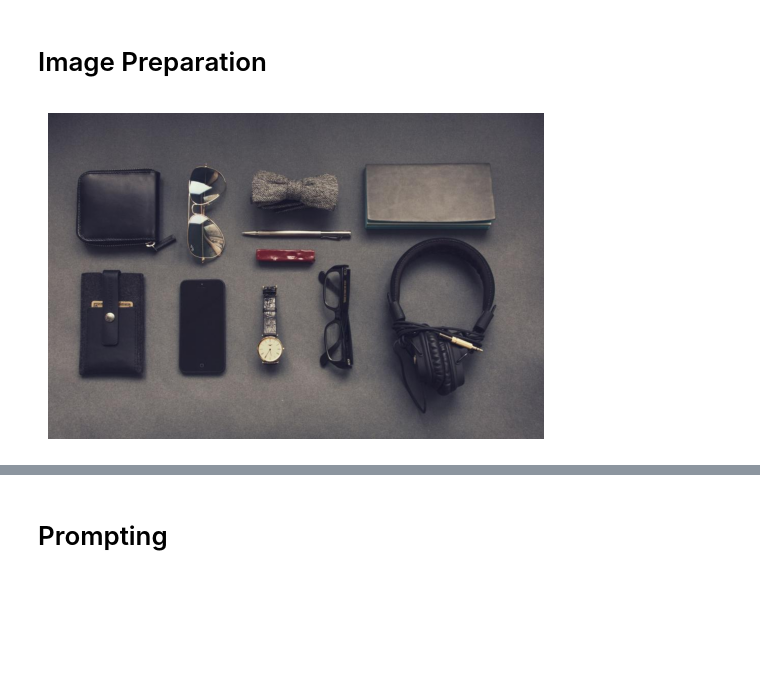
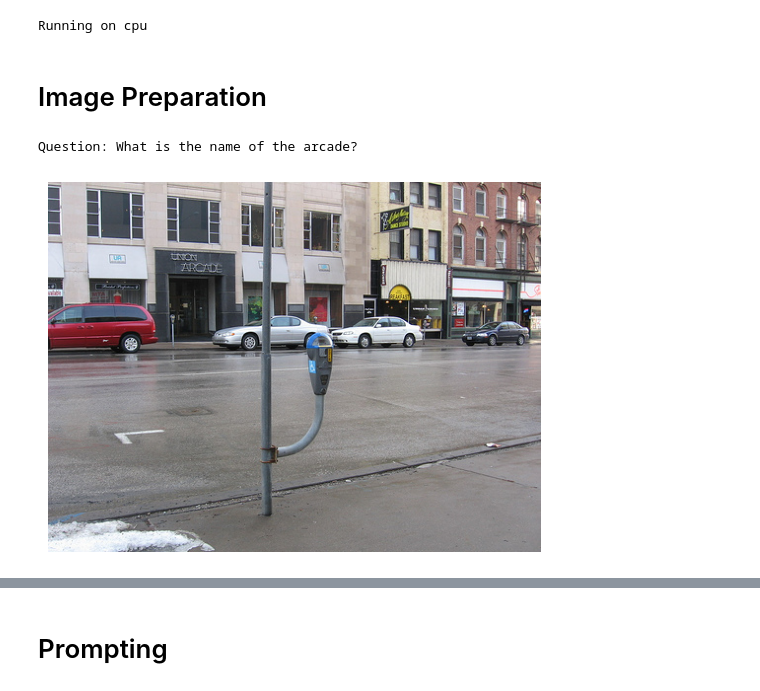
Before and after one commit to afie1d/hrc-uncertainty, a Jupyter notebook: src/main.ipynb, the cells around one changed output, grey strips where cells are left out. Cells and saved outputs as stored; diff of their text form; code cells hidden in the pictures; blank space fills up the shorter version.

```diff
--- a/src/main.ipynb
+++ b/src/main.ipynb
@@ -10,6 +15,25 @@ import numpy as np
 # %%
+device = "cuda" if torch.cuda.is_available() else "cpu"
+print("Running on", device)
+
 model_name = "Salesforce/instructblip-flan-t5-xl"
-model = InstructBlipForConditionalGeneration.from_pretrained(model_name)
+model = InstructBlipForConditionalGeneration.from_pretrained(model_name).to(device)
 processor = InstructBlipProcessor.from_pretrained(model_name)
+
+det_model = load_det_model()
+# %% [output]
+Running on cpu
 # %% [markdown]
 # Image Preparation
+# %%
+def find_json_obj(json_file, img_path):
+    img = img_path.split("/")[-1]
+
+    with open(json_file, 'r') as f:
+        data = json.load(f)
+
+    for obj in data:
+        if obj.get("image") == img:
+            return obj
+
+    return None
@@ -16,10 +50,19 @@ processor = InstructBlipProcessor.from_pretrained(model_name)
 # %%
-img_path = '/home/fieldaj1/thesis/data/dummy/items.jpg'
+json_file = '/home/fieldaj1/thesis/data/VQA2.0/VQA_ans_diff_train.json'
+
+img_path = '/home/fieldaj1/thesis/data/VQA2.0/img/COCO_train2014_000000222629.jpg'
 img = cv2.imread(img_path)
 image_rgb = cv2.cvtColor(img, cv2.COLOR_BGR2RGB)
+
+qip = find_json_obj(json_file, img_path)
+prompt = qip.get("question")
+ans_diff_labels = qip.get("ans_diff_labels")
+
+print("Question:", prompt)
 
 plt.imshow(image_rgb)
 plt.axis('off')
 plt.show()
 # %% [output]
+Question: What is the name of the arcade?
-[figure, old version]
+[figure, new version]
```
Also changed, not shown: parts of 14 cells of this notebook, 5 other files.
